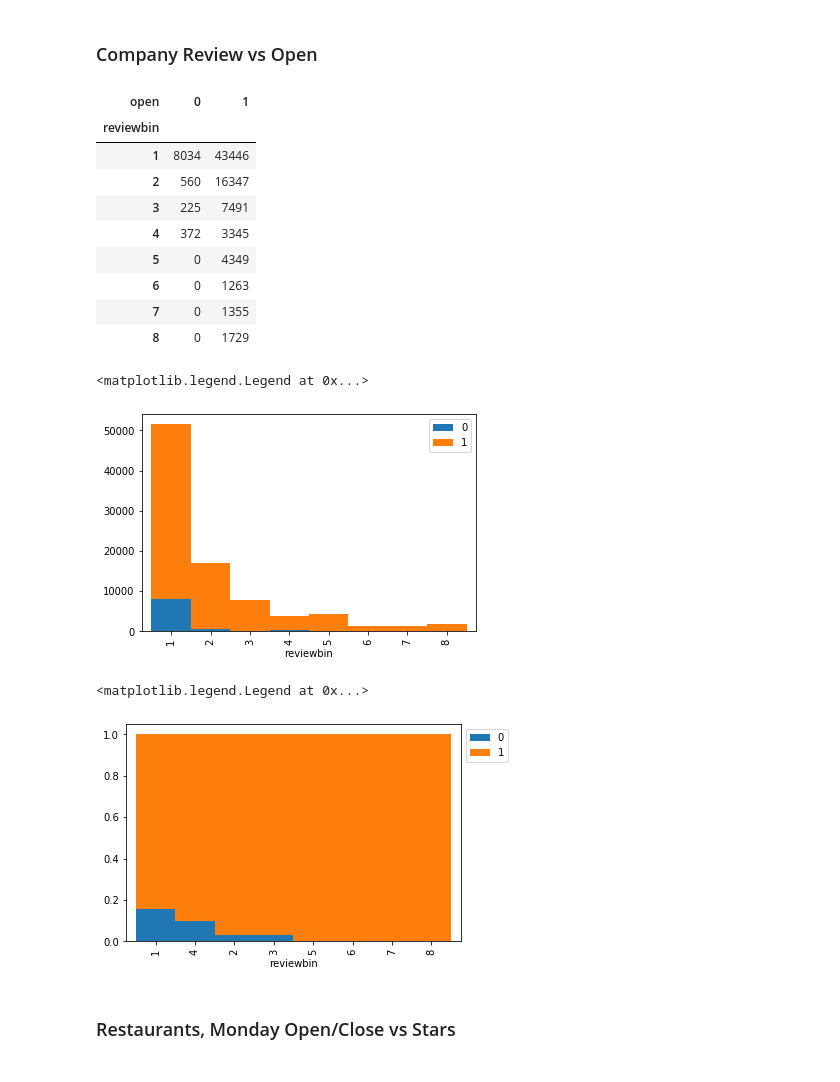
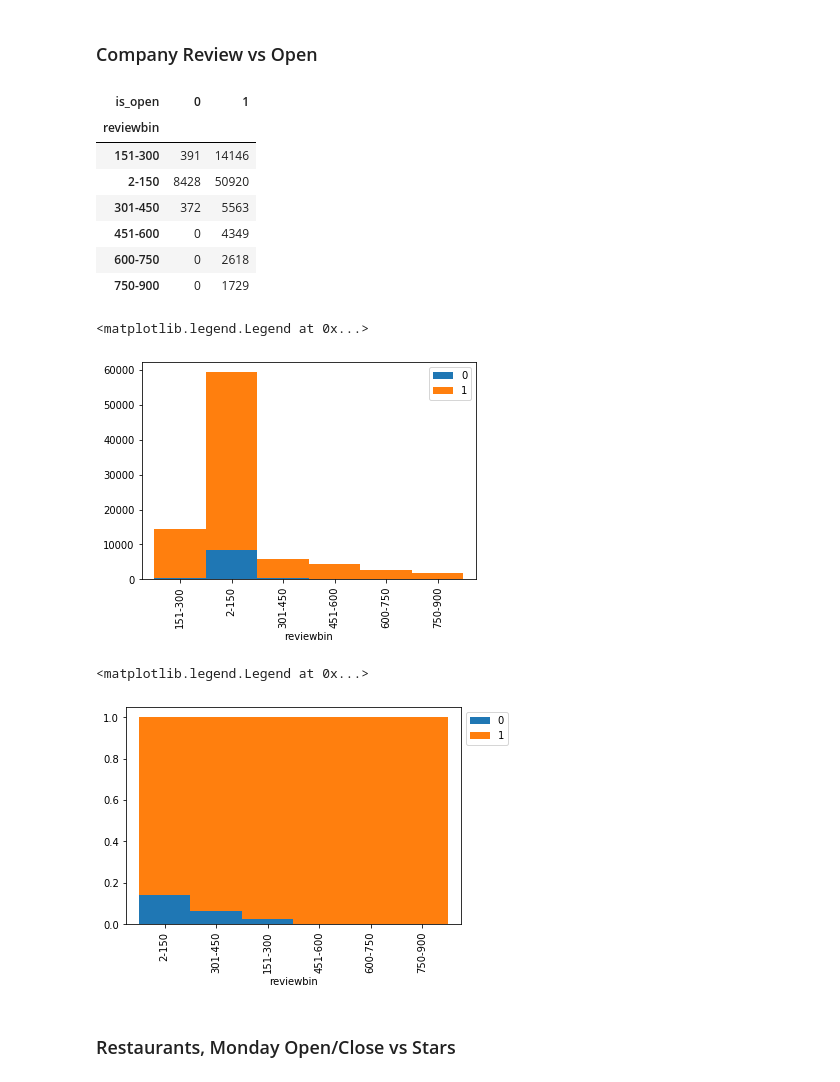
Before and after one commit to pe44enka/Yelp, a Jupyter notebook: DA_Project.ipynb, the cells around one changed output. Cells and saved outputs as stored; diff of their text form; code cells hidden in the pictures.

```diff
--- a/DA_Project.ipynb
+++ b/DA_Project.ipynb
@@ -1599,36 +1797,34 @@ stars = [5.0, 1.5, 4.5, 3.0, 4.0, 1.0, 3.5, 2.0, 2.5]
 # %% [markdown]
 ### Company Review vs Open
 # %%
-(rdf.pipe(lambda df_: pd.crosstab(df_.reviewbin, df_.open)))
+(rdf.pipe(lambda df_: pd.crosstab(df_.reviewbin, df_.is_open)))
 # %% [output]
-| open | 0 | 1 |
+| is_open | 0 | 1 |
 | reviewbin |  |  |
-| 1 | 8034 | 43446 |
-| 2 | 560 | 16347 |
-| 3 | 225 | 7491 |
-| 4 | 372 | 3345 |
-| 5 | 0 | 4349 |
-| 6 | 0 | 1263 |
-| 7 | 0 | 1355 |
-| 8 | 0 | 1729 |
+| 151-300 | 391 | 14146 |
+| 2-150 | 8428 | 50920 |
+| 301-450 | 372 | 5563 |
+| 451-600 | 0 | 4349 |
+| 600-750 | 0 | 2618 |
+| 750-900 | 0 | 1729 |
 # %%
 (rdf
- .pipe(lambda df_: pd.crosstab(df_.reviewbin, df_.open))
+ .pipe(lambda df_: pd.crosstab(df_.reviewbin, df_.is_open))
  .plot.bar(stacked=True, width =1)
  .legend(bbox_to_anchor=(1,1)))
 # %% [output]
 <matplotlib.legend.Legend at 0x...>
-[figure, old version]
+[figure, new version]
 # %%
-reviewbin = [1,4, 2, 3, 5, 6, 7, 8]
+reviewbin = ['2-150', '301-450', '151-300', '451-600', '600-750', '750-900']
 (rdf
- .pipe(lambda df_: pd.crosstab(df_.reviewbin, df_.open))
+ .pipe(lambda df_: pd.crosstab(df_.reviewbin, df_.is_open))
  .pipe(lambda df_: df_.div(df_.sum(axis=1), axis=0))
  .loc[reviewbin]
  .plot.bar(stacked=True, width =1)
  .legend(bbox_to_anchor=(1,1)))
 # %% [output]
 <matplotlib.legend.Legend at 0x...>
-[figure, old version]
+[figure, new version]
 # %% [markdown]
 ### Restaurants, Monday Open/Close vs Stars
```
Also changed, not shown: parts of 130 cells of this notebook.
